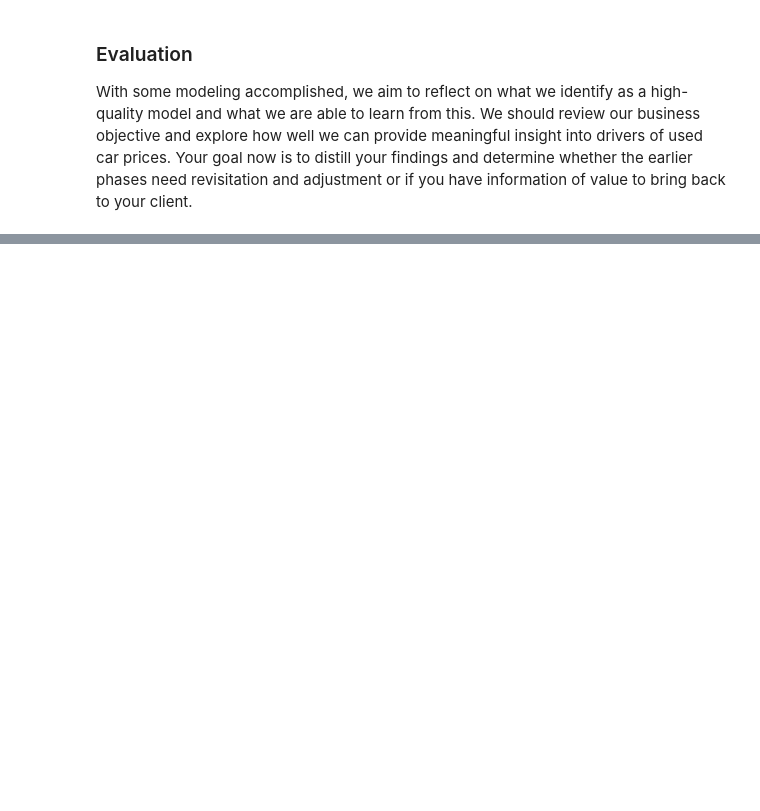
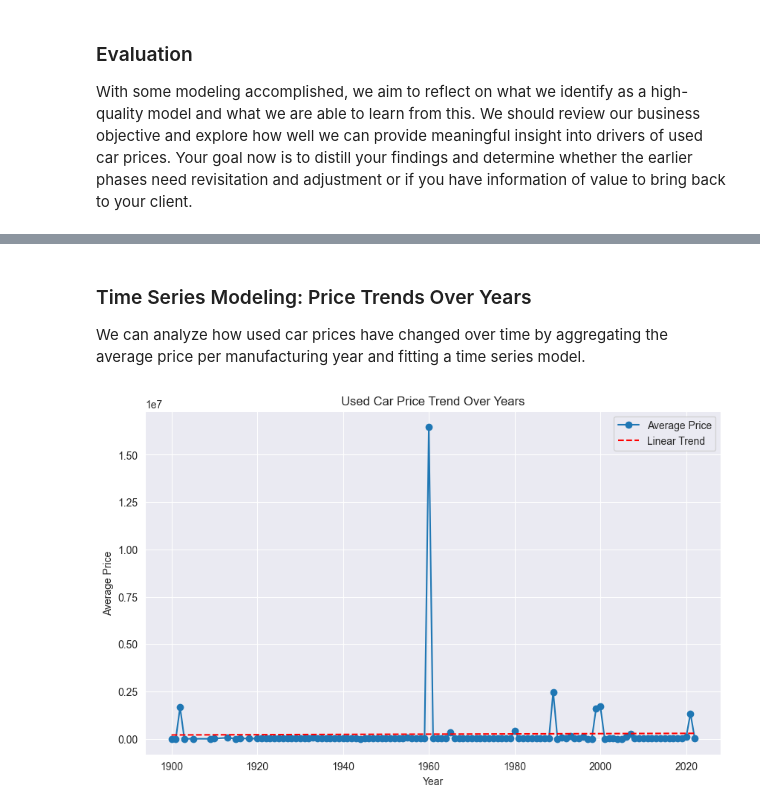
Before and after one commit to licyambrose/carpriceproject, a Jupyter notebook: used_car_price.ipynb, the cells around one changed output, grey strips where cells are left out. Cells and saved outputs as stored; diff of their text form; code cells hidden in the pictures; blank space fills up the shorter version.

```diff
--- a/used_car_price.ipynb
+++ b/used_car_price.ipynb
@@ -235,0 +271,40 @@ Now that we've settled on our models and findings, it is time to deliver the inf
+# %% [markdown]
+### Time Series Modeling: Price Trends Over Years
+
+We can analyze how used car prices have changed over time by aggregating the average price per manufacturing year and fitting a time series model.
+# %%
+import pandas as pd
+import matplotlib.pyplot as plt
+from sklearn.linear_model import LinearRegression
+import numpy as np
+
+# Load cleaned data
+data = pd.read_csv('data/vehicles_cleaned.csv')
+
+# Ensure 'year' and 'price' are numeric
+if 'year' in data.columns:
+    data['year'] = pd.to_numeric(data['year'], errors='coerce')
+    data['price'] = pd.to_numeric(data['price'], errors='coerce')
+    # Group by year and calculate average price
+    yearly_avg = data.groupby('year')['price'].mean().dropna()
+    # Prepare data for regression
+    years = yearly_avg.index.values.reshape(-1, 1)
+    avg_prices = yearly_avg.values
+    # Fit linear regression to trend
+    ts_lr = LinearRegression()
+    ts_lr.fit(years, avg_prices)
+    trend = ts_lr.predict(years)
+    # Plot
+    plt.figure(figsize=(10,6))
+    plt.plot(years, avg_prices, marker='o', label='Average Price')
+    plt.plot(years, trend, color='red', linestyle='--', label='Linear Trend')
+    plt.xlabel('Year')
+    plt.ylabel('Average Price')
+    plt.title('Used Car Price Trend Over Years')
+    plt.legend()
+    plt.grid(True)
+    plt.show()
+else:
+    print("No 'year' column found for time series analysis.")
+# %% [output]
+[figure, added]
```
Also changed, not shown: parts of 4 cells of this notebook.
